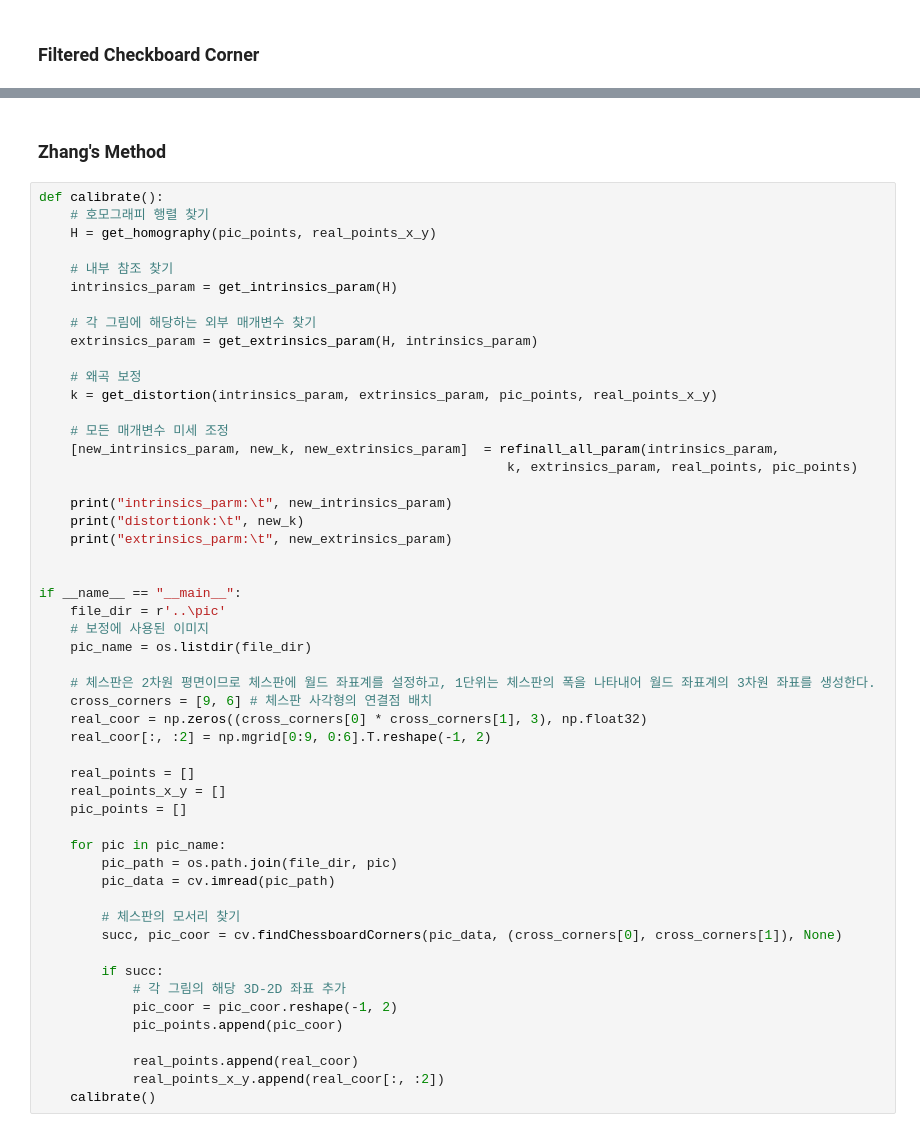
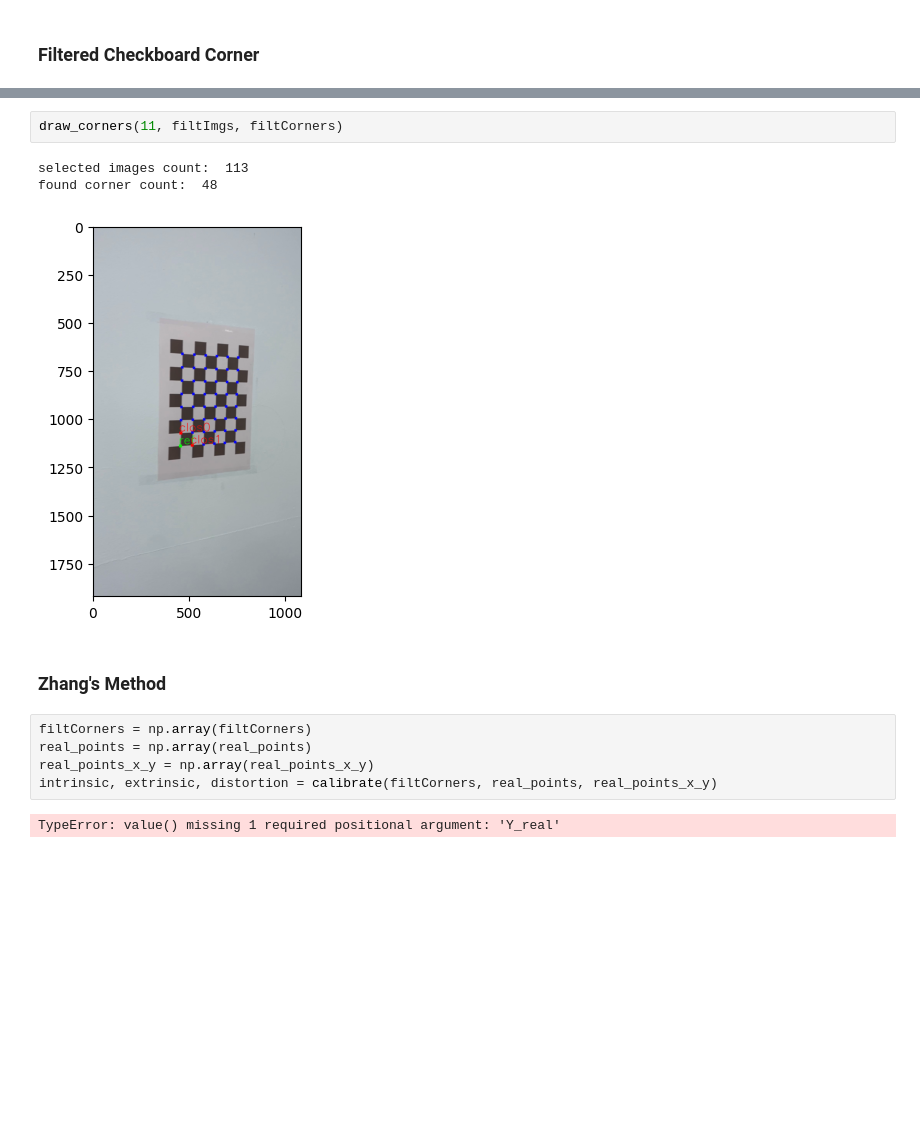
Before and after one commit to Phw9/calibration_ipynb, a Jupyter notebook: calib.ipynb, the cells around one changed output, grey strips where cells are left out. Drawn from its saved outputs; the diff is of its cells as text; blank space fills up the shorter version.

```diff
--- a/calib.ipynb
+++ b/calib.ipynb
@@ -594,54 +729,15 @@ found corner count:  48
+# %%
+draw_corners(11, filtImgs, filtCorners)
+# %% [output]
+selected images count:  113
+found corner count:  48
+[figure, added]
 # %% [markdown]
 ### Zhang's Method
 # %%
-def calibrate():
-    # 호모그래피 행렬 찾기
-    H = get_homography(pic_points, real_points_x_y)
-
-    # 내부 참조 찾기
-    intrinsics_param = get_intrinsics_param(H)
-
-    # 각 그림에 해당하는 외부 매개변수 찾기
-    extrinsics_param = get_extrinsics_param(H, intrinsics_param)
-
-    # 왜곡 보정
-    k = get_distortion(intrinsics_param, extrinsics_param, pic_points, real_points_x_y)
-
-    # 모든 매개변수 미세 조정
-    [new_intrinsics_param, new_k, new_extrinsics_param]  = refinall_all_param(intrinsics_param,
-                                                            k, extrinsics_param, real_points, pic_points)
-
-    print("intrinsics_parm:\t", new_intrinsics_param)
-    print("distortionk:\t", new_k)
-    print("extrinsics_parm:\t", new_extrinsics_param)
-
-
-if __name__ == "__main__":
-    file_dir = r'..\pic'
-    # 보정에 사용된 이미지
-    pic_name = os.listdir(file_dir)
-
-    # 체스판은 2차원 평면이므로 체스판에 월드 좌표계를 설정하고, 1단위는 체스판의 폭을 나타내어 월드 좌표계의 3차원 좌표를 생성한다.
-    cross_corners = [9, 6] # 체스판 사각형의 연결점 배치
-    real_coor = np.zeros((cross_corners[0] * cross_corners[1], 3), np.float32)
-    real_coor[:, :2] = np.mgrid[0:9, 0:6].T.reshape(-1, 2)
-
-    real_points = []
-    real_points_x_y = []
-    pic_points = []
-
-    for pic in pic_name:
-        pic_path = os.path.join(file_dir, pic)
-        pic_data = cv.imread(pic_path)
-
-        # 체스판의 모서리 찾기
-        succ, pic_coor = cv.findChessboardCorners(pic_data, (cross_corners[0], cross_corners[1]), None)
-
-        if succ:
-            # 각 그림의 해당 3D-2D 좌표 추가
-            pic_coor = pic_coor.reshape(-1, 2)
-            pic_points.append(pic_coor)
-
-            real_points.append(real_coor)
-            real_points_x_y.append(real_coor[:, :2])
-    calibrate()
+filtCorners = np.array(filtCorners)
+real_points = np.array(real_points)
+real_points_x_y = np.array(real_points_x_y)
+intrinsic, extrinsic, distortion = calibrate(filtCorners, real_points, real_points_x_y)
+# %% [output]
+TypeError: value() missing 1 required positional argument: 'Y_real'
```
Also changed, not shown: parts of 17 cells of this notebook, 1 other file.
